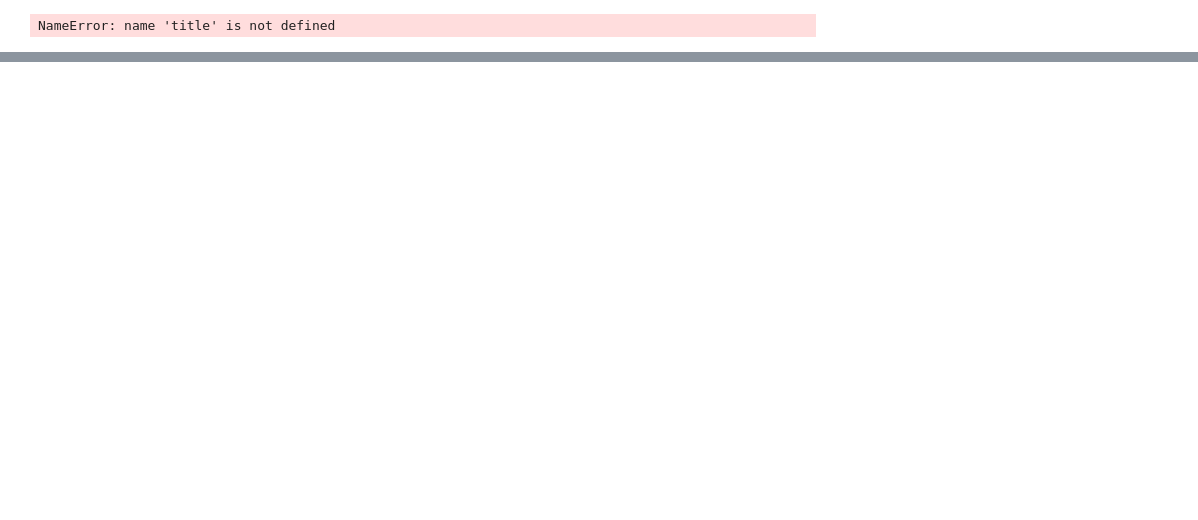
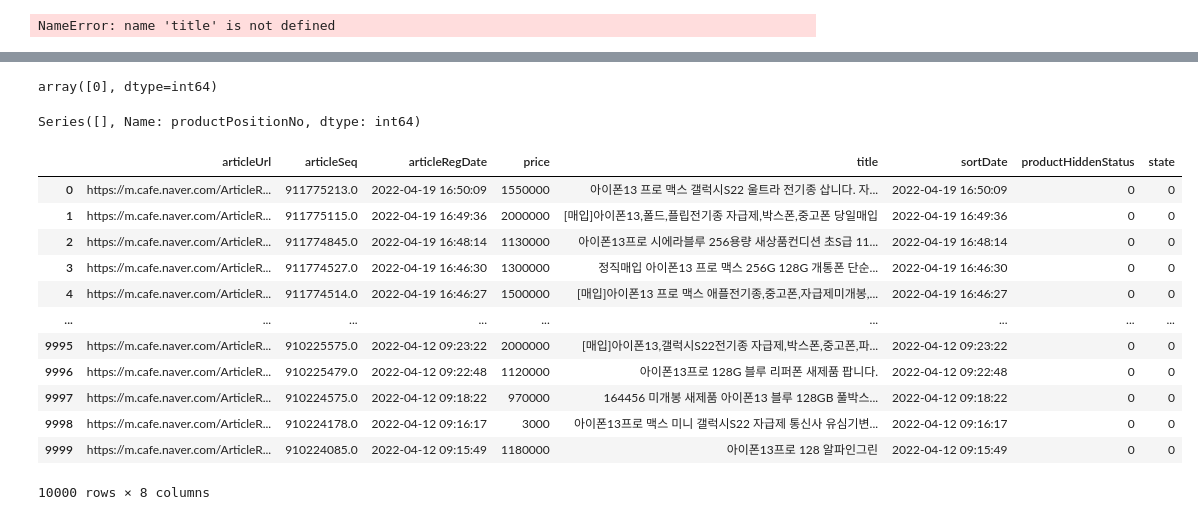
Before and after one commit to capstoneIldanGo/used_product_crawler, a Jupyter notebook: joongna_crawler.ipynb, the cells around one changed output, grey strips where cells are left out. Cells and saved outputs as stored; diff of their text form; code cells hidden in the pictures; blank space fills up the shorter version.

```diff
--- a/joongna_crawler.ipynb
+++ b/joongna_crawler.ipynb
@@ -140,0 +196,32 @@ NameError: name 'title' is not defined
+# %%
+df['state'].unique()
+# %% [output]
+array([0], dtype=int64)
+# %%
+df[df['state'] == 1]['productPositionNo']
+# %% [output]
+Series([], Name: productPositionNo, dtype: int64)
+# %%
+col=['articleUrl',
+'articleSeq',
+'articleRegDate',
+'price',
+'title',
+'sortDate',
+'productHiddenStatus', # 노상관
+'state'] # 0 1 3]
+df[col]
+# %% [output]
+|  | articleUrl | articleSeq | articleRegDate | price | title | sortDate | productHiddenStatus | state |
+| 0 | https://m.cafe.naver.com/ArticleR... | 911775213.0 | 2022-04-19 16:50:09 | 1550000 | 아이폰13 프로 맥스 갤럭시S22 울트라 전기종 삽니다. 자... | 2022-04-19 16:50:09 | 0 | 0 |
+| 1 | https://m.cafe.naver.com/ArticleR... | 911775115.0 | 2022-04-19 16:49:36 | 2000000 | [매입]아이폰13,폴드,플립전기종 자급제,박스폰,중고폰 당일매입 | 2022-04-19 16:49:36 | 0 | 0 |
+| 2 | https://m.cafe.naver.com/ArticleR... | 911774845.0 | 2022-04-19 16:48:14 | 1130000 | 아이폰13프로 시에라블루 256용량 새상품컨디션 초S급 11... | 2022-04-19 16:48:14 | 0 | 0 |
+| 3 | https://m.cafe.naver.com/ArticleR... | 911774527.0 | 2022-04-19 16:46:30 | 1300000 | 정직매입 아이폰13 프로 맥스 256G 128G 개통폰 단순... | 2022-04-19 16:46:30 | 0 | 0 |
+| 4 | https://m.cafe.naver.com/ArticleR... | 911774514.0 | 2022-04-19 16:46:27 | 1500000 | [매입]아이폰13 프로 맥스 애플전기종,중고폰,자급제미개봉,... | 2022-04-19 16:46:27 | 0 | 0 |
+| ... | ... | ... | ... | ... | ... | ... | ... | ... |
+| 9995 | https://m.cafe.naver.com/ArticleR... | 910225575.0 | 2022-04-12 09:23:22 | 2000000 | [매입]아이폰13,갤럭시S22전기종 자급제,박스폰,중고폰,파... | 2022-04-12 09:23:22 | 0 | 0 |
+| 9996 | https://m.cafe.naver.com/ArticleR... | 910225479.0 | 2022-04-12 09:22:48 | 1120000 | 아이폰13프로 128G 블루 리퍼폰 새제품 팝니다. | 2022-04-12 09:22:48 | 0 | 0 |
+| 9997 | https://m.cafe.naver.com/ArticleR... | 910224575.0 | 2022-04-12 09:18:22 | 970000 | 164456 미개봉 새제품 아이폰13 블루 128GB 풀박스... | 2022-04-12 09:18:22 | 0 | 0 |
+| 9998 | https://m.cafe.naver.com/ArticleR... | 910224178.0 | 2022-04-12 09:16:17 | 3000 | 아이폰13프로 맥스 미니 갤럭시S22 자급제 통신사 유심기변... | 2022-04-12 09:16:17 | 0 | 0 |
+| 9999 | https://m.cafe.naver.com/ArticleR... | 910224085.0 | 2022-04-12 09:15:49 | 1180000 | 아이폰13프로 128 알파인그린 | 2022-04-12 09:15:49 | 0 | 0 |
+10000 rows × 8 columns
```
Also changed, not shown: parts of 9 cells of this notebook, 1 other file.
